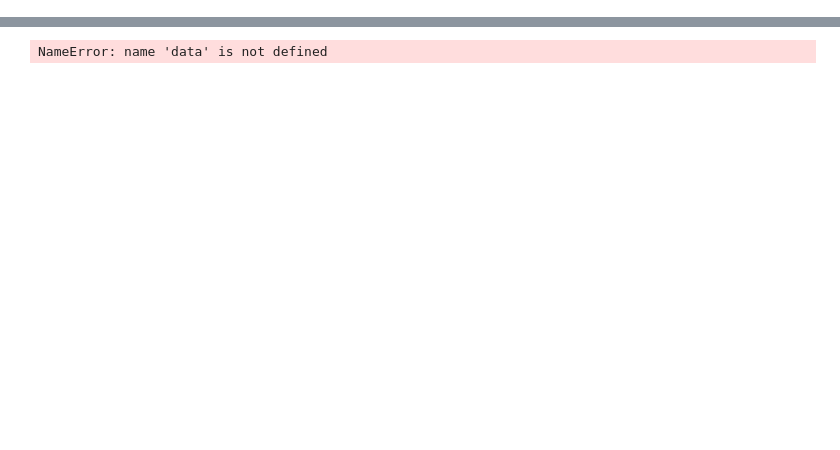
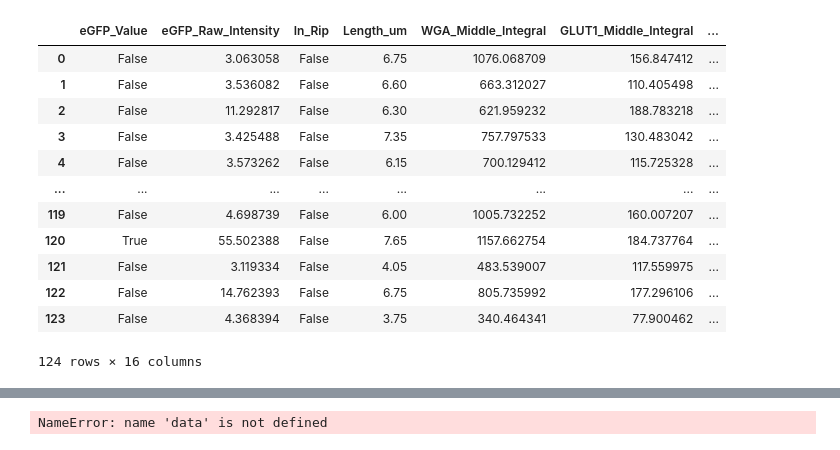
Before and after one commit to rltinio/ImageAnalysis, a Jupyter notebook: GUI Development/Examine_Files.ipynb, the cells around one changed output, grey strips where cells are left out. Saved outputs shown, nothing was run; the diff lists cells and outputs as text; code cells hidden in the pictures; blank space fills up the shorter version.

```diff
--- a/GUI Development/Examine_Files.ipynb
+++ b/GUI Development/Examine_Files.ipynb
@@ -9,0 +8,16 @@ FileNotFoundError: [Errno 2] No such file or directory: 'previous_data.csv'
+# %%
+final.iloc[:, 10:]
+# %% [output]
+|  | eGFP_Value | eGFP_Raw_Intensity | In_Rip | Length_um | WGA_Middle_Integral | GLUT1_Middle_Integral | ... |
+| 0 | False | 3.063058 | False | 6.75 | 1076.068709 | 156.847412 | ... |
+| 1 | False | 3.536082 | False | 6.60 | 663.312027 | 110.405498 | ... |
+| 2 | False | 11.292817 | False | 6.30 | 621.959232 | 188.783218 | ... |
+| 3 | False | 3.425488 | False | 7.35 | 757.797533 | 130.483042 | ... |
+| 4 | False | 3.573262 | False | 6.15 | 700.129412 | 115.725328 | ... |
+| ... | ... | ... | ... | ... | ... | ... | ... |
+| 119 | False | 4.698739 | False | 6.00 | 1005.732252 | 160.007207 | ... |
+| 120 | True | 55.502388 | False | 7.65 | 1157.662754 | 184.737764 | ... |
+| 121 | False | 3.119334 | False | 4.05 | 483.539007 | 117.559975 | ... |
+| 122 | False | 14.762393 | False | 6.75 | 805.735992 | 177.296106 | ... |
+| 123 | False | 4.368394 | False | 3.75 | 340.464341 | 77.900462 | ... |
+124 rows × 16 columns
```
Also changed, not shown: parts of 8 cells of this notebook, 6 other files.
